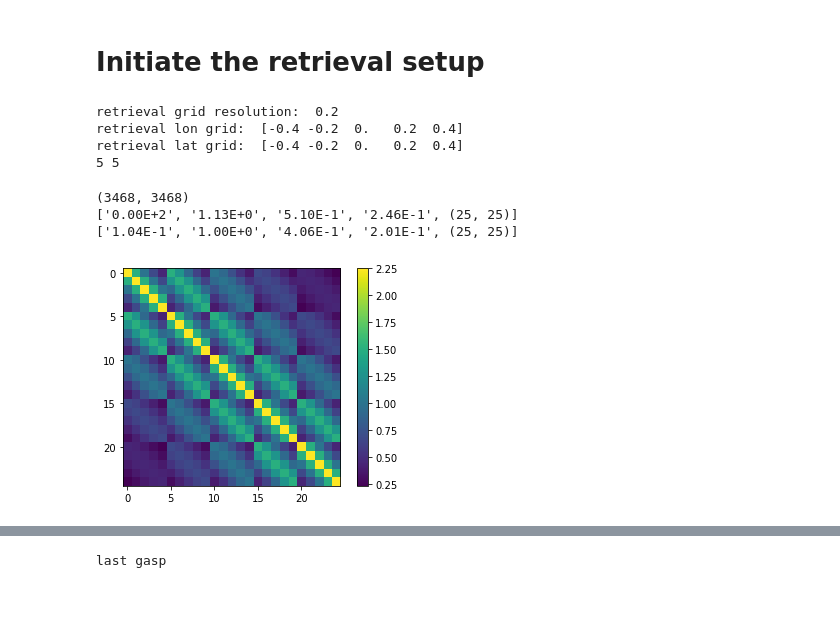
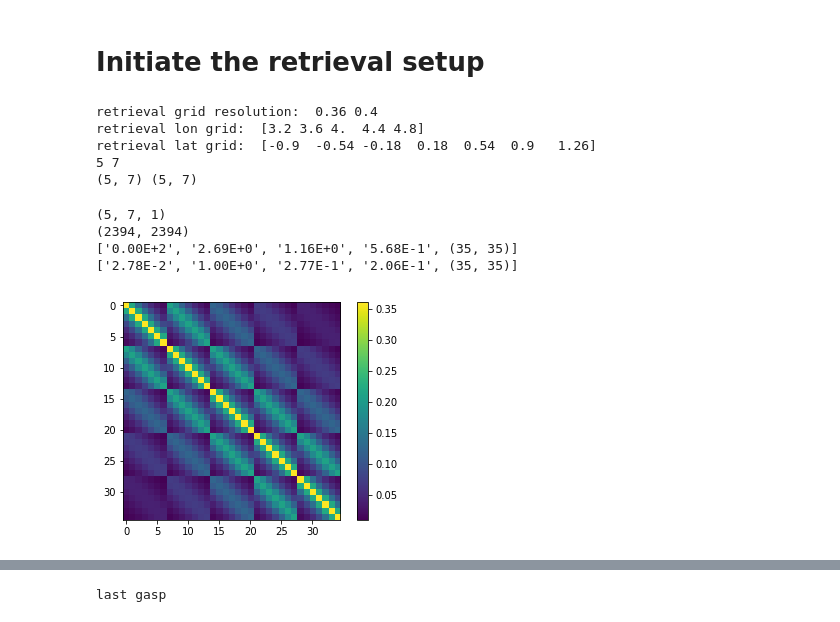
Before and after one commit to cheesetarian/amsr2_var, a Jupyter notebook: am2_mvar/retrieval_syn.ipynb, the cells around one changed output, grey strips where cells are left out. Drawn from its saved outputs; the diff is of its cells as text; code cells hidden in the pictures.

```diff
--- a/am2_mvar/retrieval_syn.ipynb
+++ b/am2_mvar/retrieval_syn.ipynb
@@ -452,12 +429,13 @@ ws.sensor_checkedCalc()
 # first, set up the retrieval grid, which is independent from fwd model and can be
 #  independent from the background (lat/lon) grid
 
-ut = 0.4 # radially out from center
-r_lims = [lat0-ut, lat0+ut, lon0-ut, lon0+ut] # lat limits, lon limits  (at first just box in middle of overall box)
-r_res  = res*2.0 # setting to multiple of lat/lon grid resolution for now--won't be same points as lat/lon grid
-print('retrieval grid resolution: ', r_res)
-r_lon  = lon0 + np.arange(r_lims[2], r_lims[3]+r_res, r_res)
-r_lat  = lat0 + np.arange(r_lims[0], r_lims[1]+r_res, r_res)
+utx, uty = 0.8, 0.9 # radially out from center
+r_lims = [lat0-uty, lat0+uty, lon0-utx, lon0+utx] # lat/lon limits  (box in middle of overall box)
+r_resa  = resa*3.0 # setting to multiple of lat/lon grid resolution -- not exact same points as lat/lon grid
+r_reso  = reso*3.0 # setting to multiple of lat/lon grid resolution -- not exact same points as lat/lon grid
+print('retrieval grid resolution: ', r_resa, r_reso)
+r_lon  = np.arange(r_lims[2], r_lims[3]+r_reso, r_reso)
+r_lat  = np.arange(r_lims[0], r_lims[1]+r_resa, r_resa)
 
 print('retrieval lon grid: ', r_lon)
 print('retrieval lat grid: ', r_lat)
@@ -465,49 +443,60 @@ print(r_lon.size,r_lat.size)
 #print(np.shape(initial_tb))
 
 # create grids of retrieval lats/lons for calculations of distance and plotting below
-rx, ry = np.meshgrid(r_lon, r_lat)
+rx, ry = np.meshgrid(r_lon, r_lat, indexing='ij')
+print(rx.shape,ry.shape)
+#print(rx[0:2,:])
 # %% [output]
-retrieval grid resolution:  0.2
-retrieval lon grid:  [-0.4 -0.2  0.   0.2  0.4]
-retrieval lat grid:  [-0.4 -0.2  0.   0.2  0.4]
-5 5
+retrieval grid resolution:  0.36 0.4
+retrieval lon grid:  [3.2 3.6 4.  4.4 4.8]
+retrieval lat grid:  [-0.9  -0.54 -0.18  0.18  0.54  0.9   1.26]
+5 7
+(5, 7) (5, 7)
 # %%
 # set the a priori state and an initial 'measurement' vector by running yCalc first
 
-# set Xa (formally set below)
-xa = np.zeros([nrvar, r_lat.size, r_lon.size]) # a priori matrix, should be similar to s_data
-xa[0,:,:] = tmean #+ 0.07  # set constant, or maybe some perturbation
+# set Xa (formally set in ARTS below)
+xa = np.zeros([r_lon.size, r_lat.size, nrvar]) # a priori matrix, should be similar to s_data
+print(xa.shape)
+xa[:,:,0] = tmean #+ 0.07  # set constant, or maybe some perturbation
 #s_data[0,:,:]  # or set to copy(ws.surface_props_data[0,:,:])
 #xa[1,:,:] = s_data[1,:,:]  # if adding wind speed
 
+
 # then observation errors (first just sensor noise)
-se_cov = np.diag(np.tile(nedt**2, npix*nscans*nf*2))
-print(se_cov.shape)
+se_cov = np.diag(np.tile(nedt**2, npix*nscans*nf*2))  # if nedt constant for all chans
+se_cov = np.diag(np.tile(np.repeat(nedt**2,2), npix*nscans ))  # if nedt constant for all chans
+print(se_cov.shape) # square matrix of side length npix*nscans*nf*2
 
 # define decorrelation length for a priori correlations, use distance-dependent correlations in sx_cov
-deco = 0.5     # in degrees for now
+#deco = 0.05     # in degrees for now
 # if doing more than just sst, can calculate separately with another decorr length then use covmat_sxAddBlock
 from scipy.spatial.distance import pdist      # calculate pair-wise distances (euclidean)
 from scipy.spatial.distance import squareform # convert from reduced matrix to square
 dists = squareform( pdist( np.array([ry.flatten(), rx.flatten()]).transpose() ))
 corrs = np.exp(-dists/deco)
+#plt.figure(figsize=[14,14])
+#plt.imshow(corrs)
+#plt.colorbar()
+#plt.show()
 
 print(shinfo(dists))
 print(shinfo(corrs))
 
 # then a priori state errors
 sx_cov = np.diag(np.tile(sx_sst**2, r_lon.size*r_lat.size)) #creates diagonal matrix with sigma=sx_sst for all
 for n in range(sx_cov[0,:].size):
     sx_cov[n,:] = sx_cov[n,n] * corrs[n,:]
 
 plt.imshow(sx_cov)
 plt.colorbar()
 plt.show()
 # %% [output]
-(3468, 3468)
-['0.00E+2', '1.13E+0', '5.10E-1', '2.46E-1', (25, 25)]
-['1.04E-1', '1.00E+0', '4.06E-1', '2.01E-1', (25, 25)]
+(5, 7, 1)
+(2394, 2394)
+['0.00E+2', '2.69E+0', '1.16E+0', '5.68E-1', (35, 35)]
+['2.78E-2', '1.00E+0', '2.77E-1', '2.06E-1', (35, 35)]
-[figure, old version]
+[figure, new version]
 # %%
 ws.retrievalDefInit()  # initialize jacobian quantities, then add variables
 
```
Also changed, not shown: parts of 21 cells of this notebook, 1 other file.
